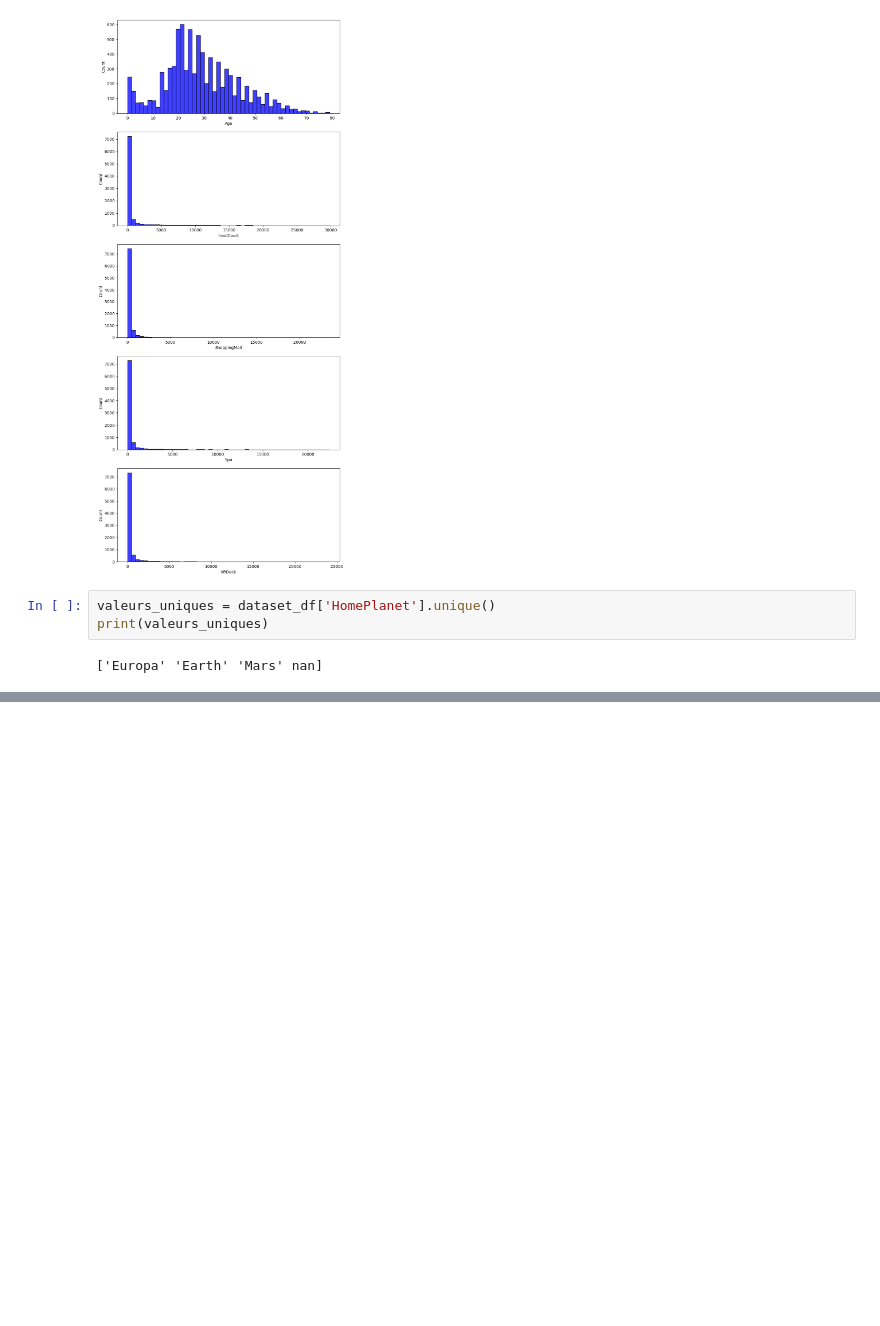
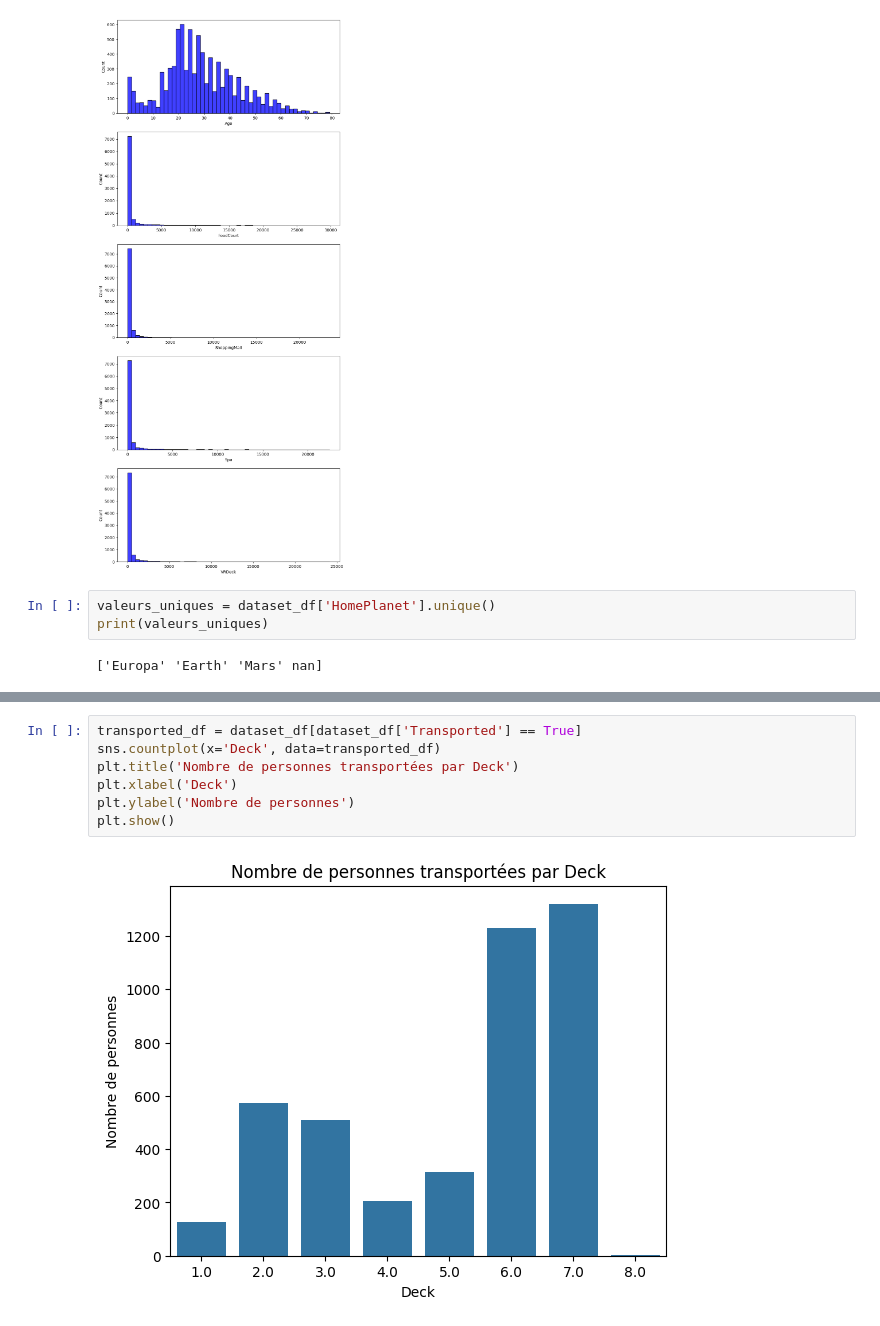
Before and after one commit to ColinAlAskA/Projet_ENSIIE_Apprentissage_Automatique, a Jupyter notebook: projet.ipynb, the cells around one changed output, grey strips where cells are left out. Drawn from its saved outputs; the diff is of its cells as text; blank space fills up the shorter version.

```diff
--- a/projet.ipynb
+++ b/projet.ipynb
@@ -68,0 +89,9 @@ print(valeurs_uniques)
+# %%
+transported_df = dataset_df[dataset_df['Transported'] == True]
+sns.countplot(x='Deck', data=transported_df)
+plt.title('Nombre de personnes transportées par Deck')
+plt.xlabel('Deck')
+plt.ylabel('Nombre de personnes')
+plt.show()
+# %% [output]
+[figure, added]
```
Also changed, not shown: parts of 8 cells of this notebook.
